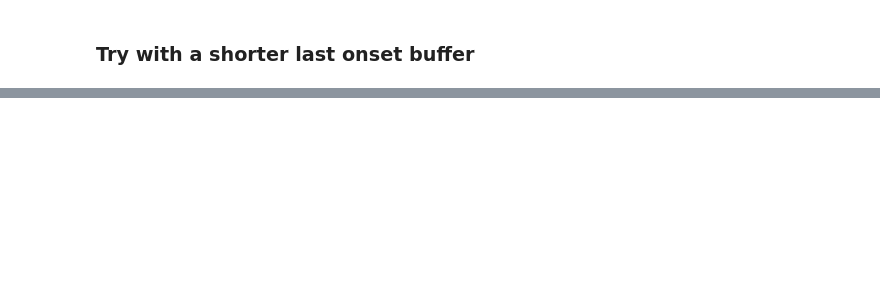
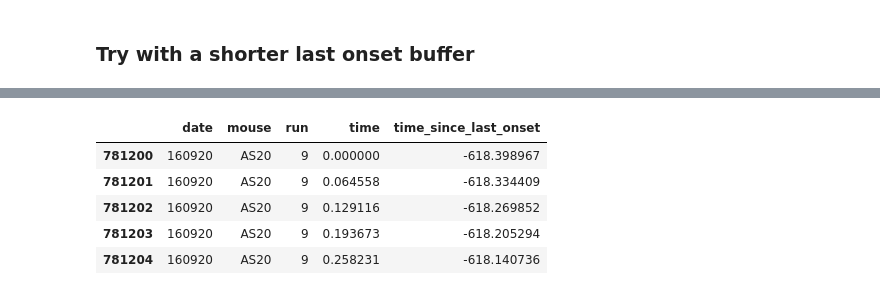
Before and after one commit to asugden/pool, a Jupyter notebook: notebooks/replay1/replay_rate_questions.ipynb, the cells around one changed output, grey strips where cells are left out. Drawn from its saved outputs; the diff is of its cells as text; code cells hidden in the pictures; blank space fills up the shorter version.

```diff
--- a/notebooks/replay1/replay_rate_questions.ipynb
+++ b/notebooks/replay1/replay_rate_questions.ipynb
@@ -365,0 +396,9 @@ plt.ylabel('Event density');
+# %%
+run_frames.head()
+# %% [output]
+|  | date | mouse | run | time | time_since_last_onset |
+| 781200 | 160920 | AS20 | 9 | 0.000000 | -618.398967 |
+| 781201 | 160920 | AS20 | 9 | 0.064558 | -618.334409 |
+| 781202 | 160920 | AS20 | 9 | 0.129116 | -618.269852 |
+| 781203 | 160920 | AS20 | 9 | 0.193673 | -618.205294 |
+| 781204 | 160920 | AS20 | 9 | 0.258231 | -618.140736 |
```
Also changed, not shown: parts of 12 cells of this notebook, 3 other files.
